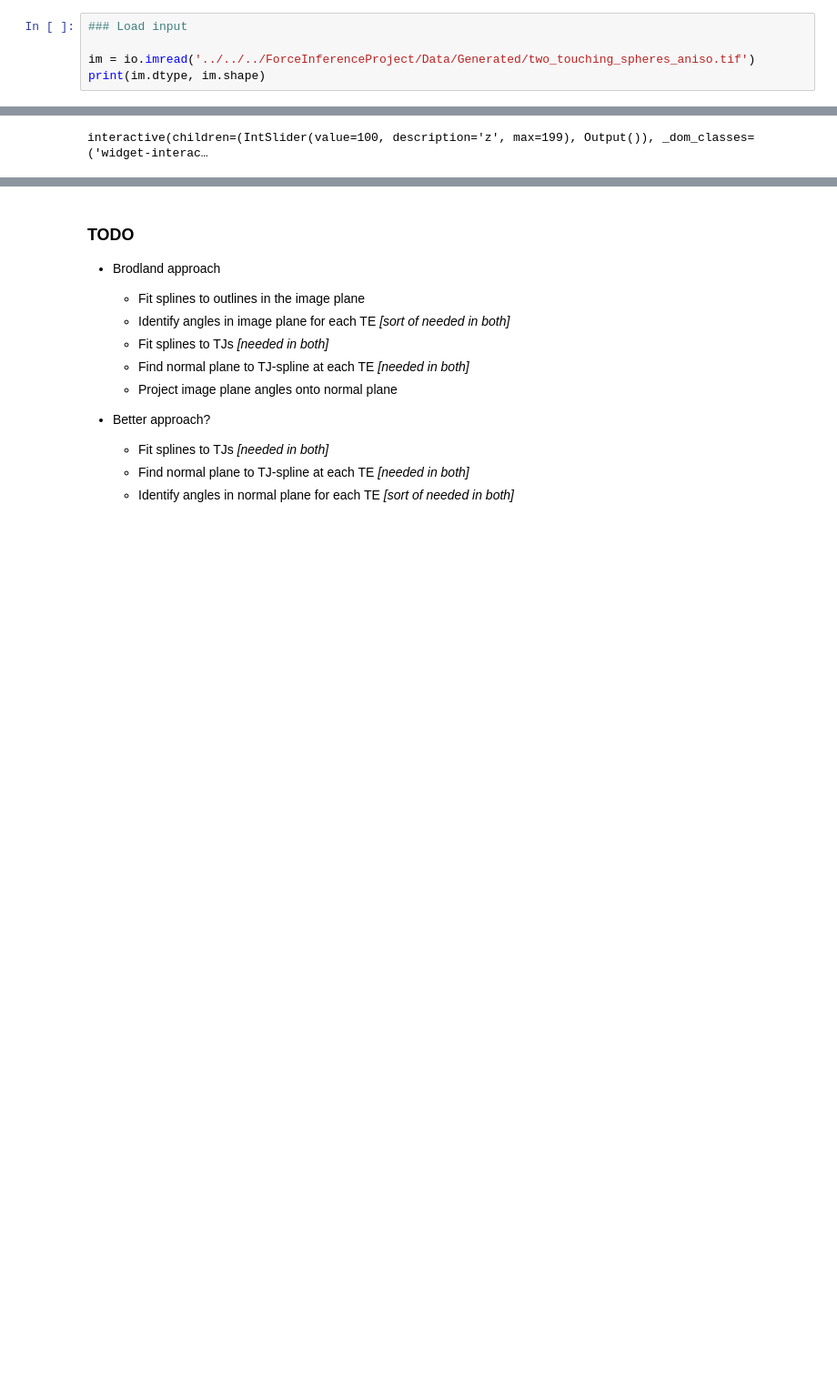
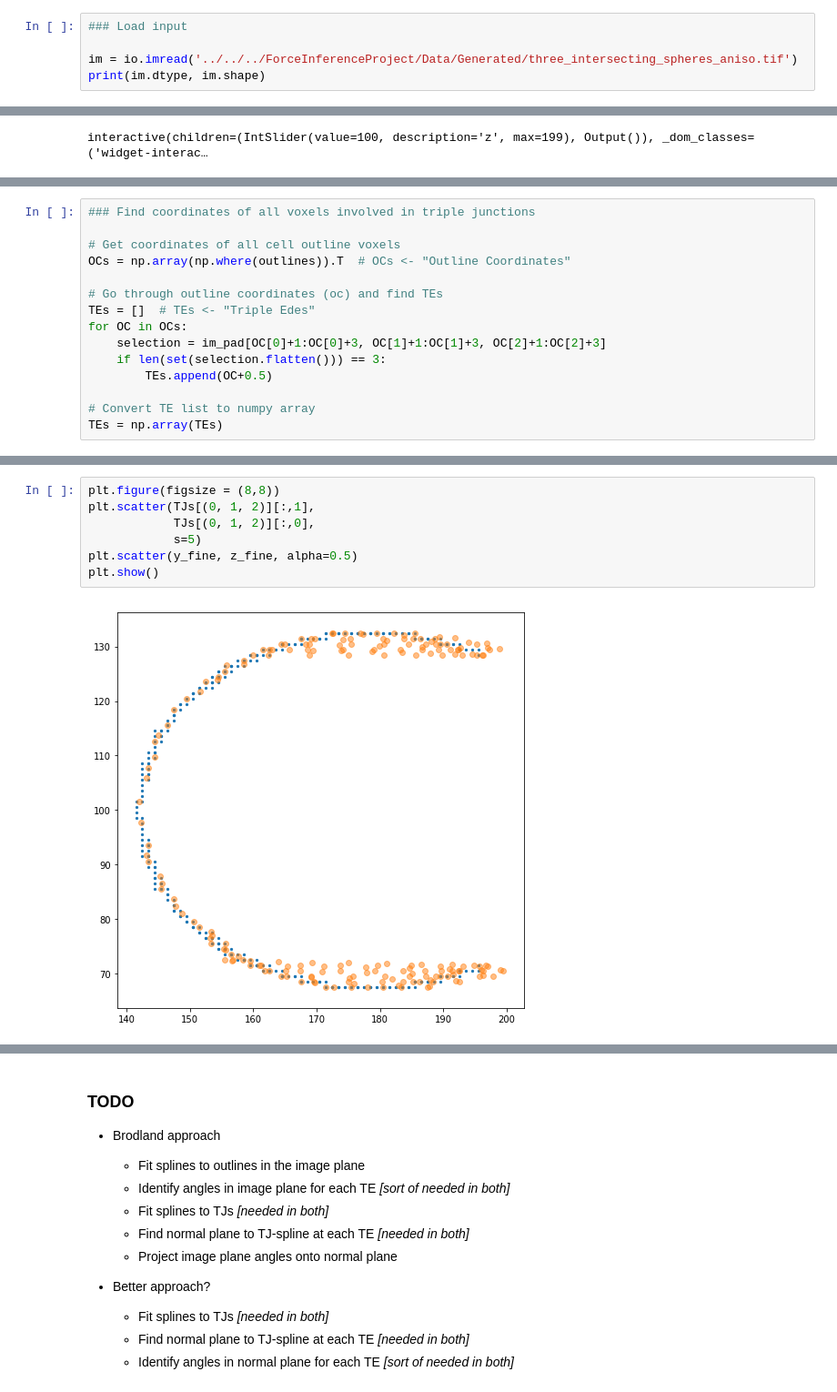
Before and after one commit to amarallab/pyCFI, a Jupyter notebook: notebooks/DEV_anglesJ.ipynb, the cells around one changed output, grey strips where cells are left out. Shown: that part at 91% size. Cells and saved outputs as stored; diff of their text form; blank space fills up the shorter version.

```diff
--- a/notebooks/DEV_anglesJ.ipynb
+++ b/notebooks/DEV_anglesJ.ipynb
@@ -14,7 +17,7 @@ from ipywidgets import interact
 # %%
 ### Load input
 
-im = io.imread('../../../ForceInferenceProject/Data/Generated/two_touching_spheres_aniso.tif')
+im = io.imread('../../../ForceInferenceProject/Data/Generated/three_intersecting_spheres_aniso.tif')
 print(im.dtype, im.shape)
 # %% [output]
 uint8 (200, 400, 400)
@@ -83,0 +75,15 @@ interactive(children=(IntSlider(value=100, description='z', max=199), Output()),
+# %%
+### Find coordinates of all voxels involved in triple junctions
+
+# Get coordinates of all cell outline voxels
+OCs = np.array(np.where(outlines)).T  # OCs <- "Outline Coordinates"
+
+# Go through outline coordinates (oc) and find TEs
+TEs = []  # TEs <- "Triple Edes"
+for OC in OCs:
+    selection = im_pad[OC[0]+1:OC[0]+3, OC[1]+1:OC[1]+3, OC[2]+1:OC[2]+3]
+    if len(set(selection.flatten())) == 3:
+        TEs.append(OC+0.5)
+
+# Convert TE list to numpy array
+TEs = np.array(TEs)
@@ -83,0 +231,9 @@ interactive(children=(IntSlider(value=100, description='z', max=199), Output()),
+# %%
+plt.figure(figsize = (8,8))
+plt.scatter(TJs[(0, 1, 2)][:,1],
+            TJs[(0, 1, 2)][:,0],
+            s=5)
+plt.scatter(y_fine, z_fine, alpha=0.5)
+plt.show()
+# %% [output]
+[figure, added]
```
Also changed, not shown: parts of 16 cells of this notebook, 1 other file.
